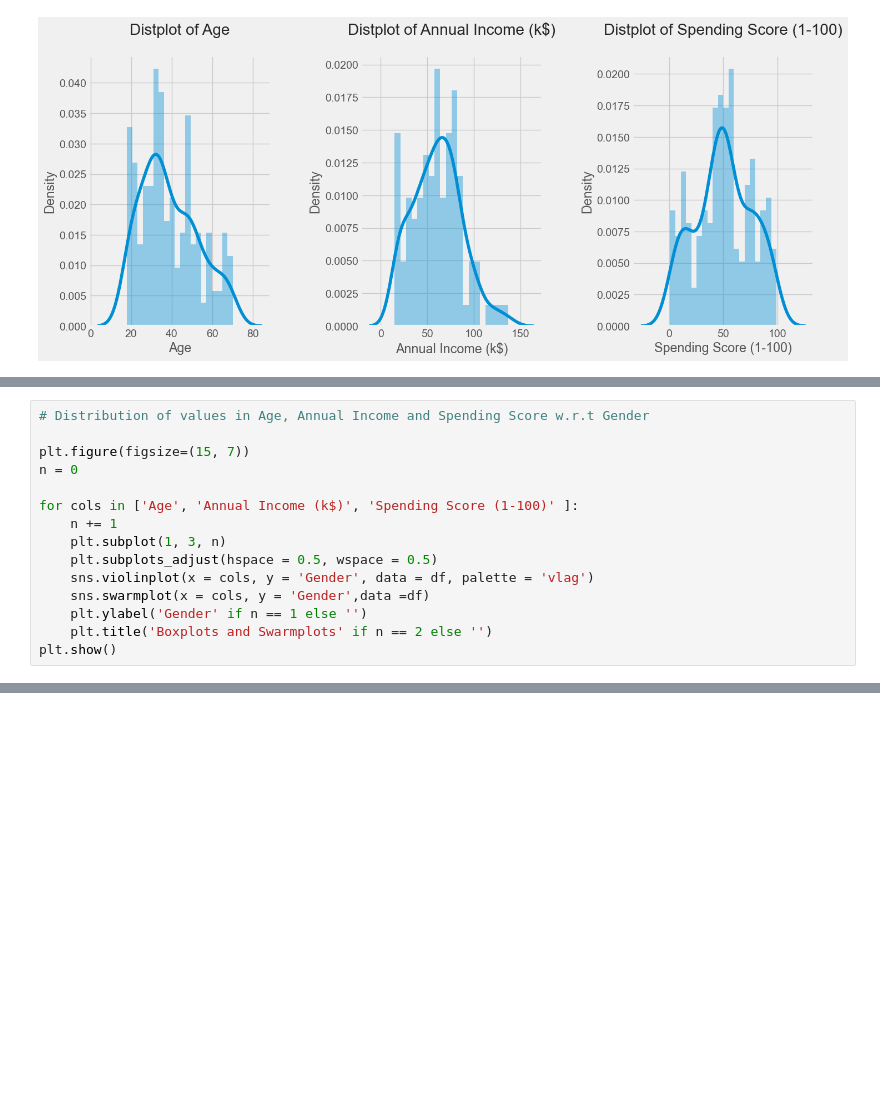
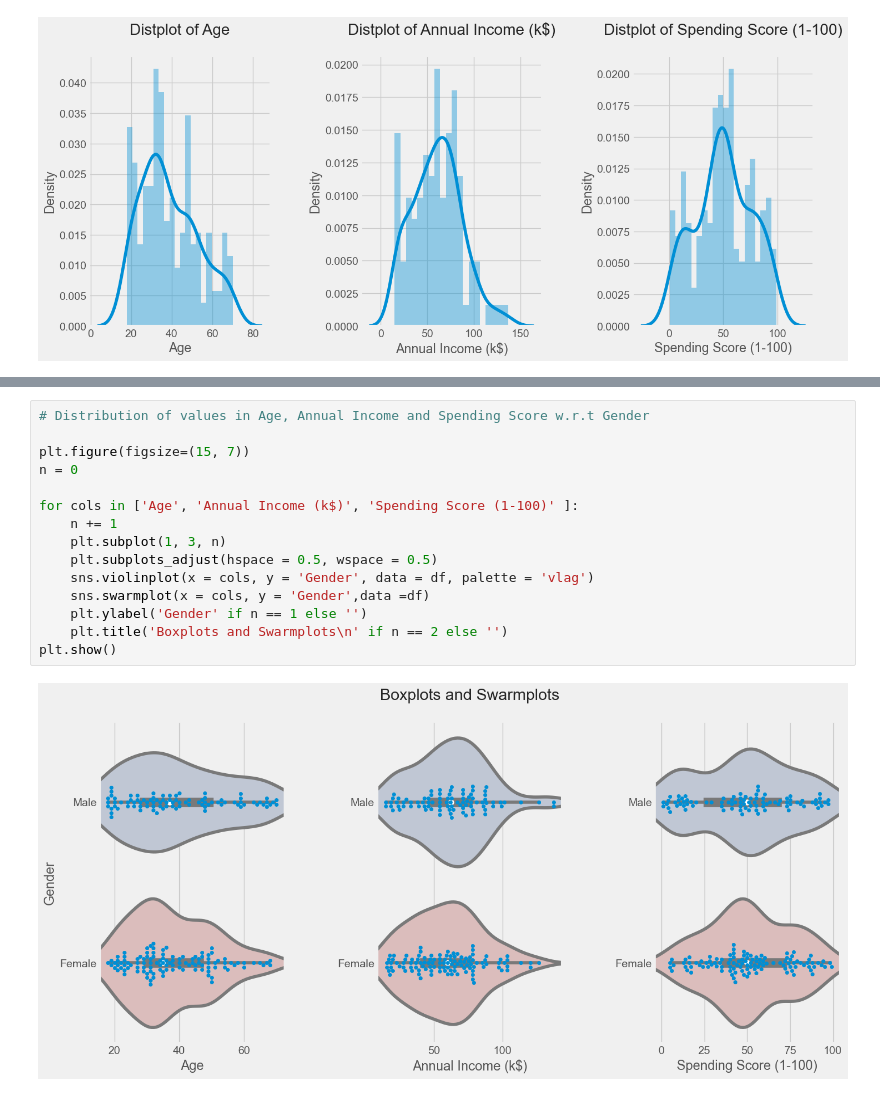
Before and after one commit to itsVarun20/Mall-Customers-Segmentation-Analysis, a Jupyter notebook: Mall_Customer_Segmentation_Analysis.ipynb, the cells around one changed output, grey strips where cells are left out. Drawn from its saved outputs; the diff is of its cells as text; blank space fills up the shorter version.

Commit message:
Completed Data visualization

```diff
--- a/Mall_Customer_Segmentation_Analysis.ipynb
+++ b/Mall_Customer_Segmentation_Analysis.ipynb
@@ -146,15 +90,0 @@ plt.show()
-# %%
-# Distribution of values in Age, Annual Income and Spending Score w.r.t Gender
-
-plt.figure(figsize=(15, 7))
-n = 0
-
-for cols in ['Age', 'Annual Income (k$)', 'Spending Score (1-100)' ]:
-    n += 1
-    plt.subplot(1, 3, n)
-    plt.subplots_adjust(hspace = 0.5, wspace = 0.5)
-    sns.violinplot(x = cols, y = 'Gender', data = df, palette = 'vlag')
-    sns.swarmplot(x = cols, y = 'Gender',data =df)
-    plt.ylabel('Gender' if n == 1 else '')
-    plt.title('Boxplots and Swarmplots' if n == 2 else '')
-plt.show()
@@ -162,0 +146,17 @@ plt.show()
+# %%
+# Distribution of values in Age, Annual Income and Spending Score w.r.t Gender
+
+plt.figure(figsize=(15, 7))
+n = 0
+
+for cols in ['Age', 'Annual Income (k$)', 'Spending Score (1-100)' ]:
+    n += 1
+    plt.subplot(1, 3, n)
+    plt.subplots_adjust(hspace = 0.5, wspace = 0.5)
+    sns.violinplot(x = cols, y = 'Gender', data = df, palette = 'vlag')
+    sns.swarmplot(x = cols, y = 'Gender',data =df)
+    plt.ylabel('Gender' if n == 1 else '')
+    plt.title('Boxplots and Swarmplots\n' if n == 2 else '')
+plt.show()
+# %% [output]
+[figure, added]
```
Also changed, not shown: parts of 11 cells of this notebook.
